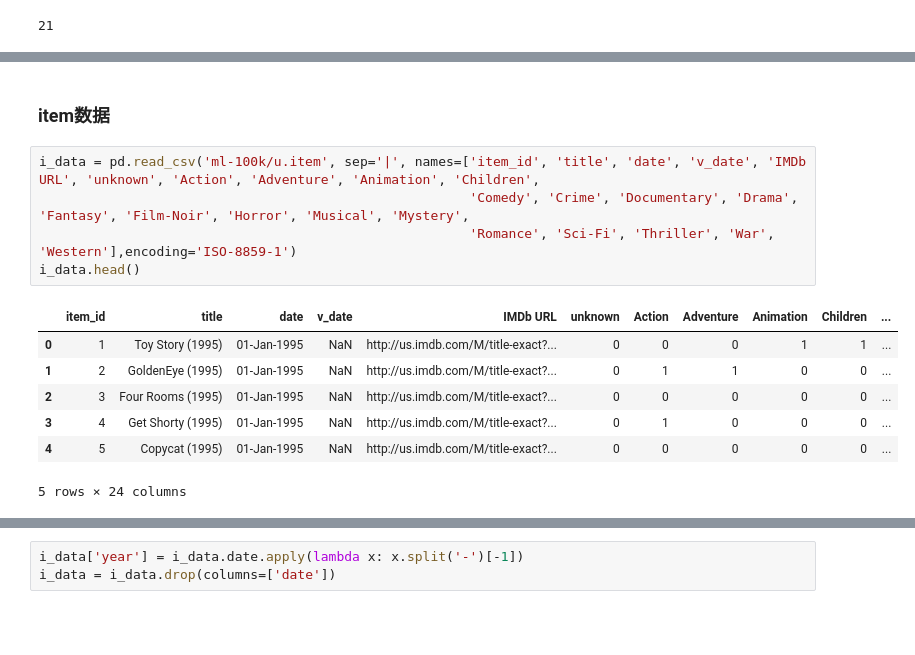
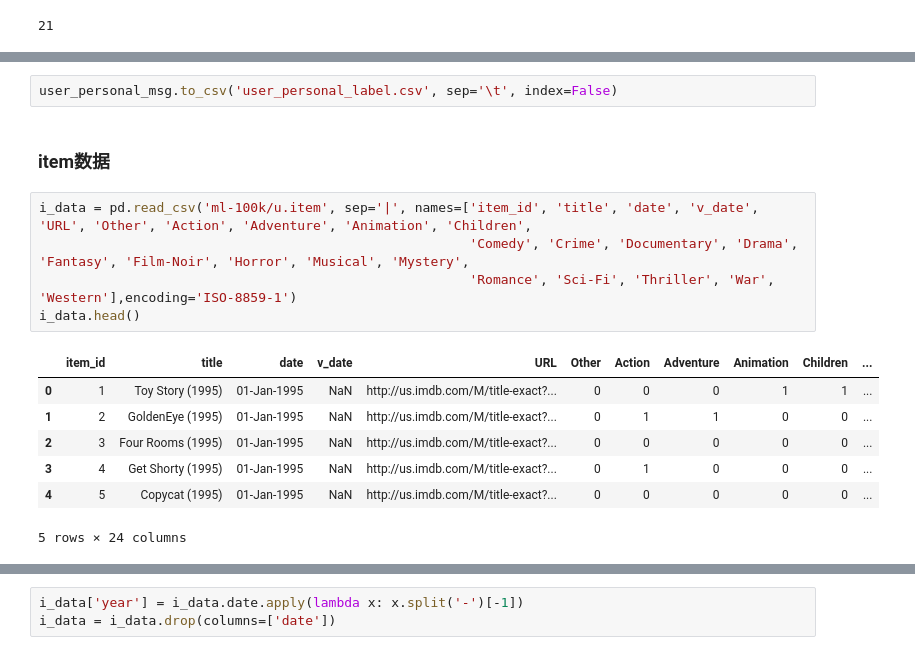
Before and after one commit to Aitical/recommendation, a Jupyter notebook: recomendation.ipynb, the cells around one changed output, grey strips where cells are left out. Saved outputs shown, nothing was run; the diff lists cells and outputs as text; blank space fills up the shorter version.

```diff
--- a/recomendation.ipynb
+++ b/recomendation.ipynb
@@ -236,12 +274,14 @@ u_data.occupation.nunique()
+# %%
+user_personal_msg.to_csv('user_personal_label.csv', sep='\t', index=False)
 # %% [markdown]
 ### item数据
 # %%
-i_data = pd.read_csv('ml-100k/u.item', sep='|', names=['item_id', 'title', 'date', 'v_date', 'IMDb URL', 'unknown', 'Action', 'Adventure', 'Animation', 'Children',
+i_data = pd.read_csv('ml-100k/u.item', sep='|', names=['item_id', 'title', 'date', 'v_date', 'URL', 'Other', 'Action', 'Adventure', 'Animation', 'Children',
                                                        'Comedy', 'Crime', 'Documentary', 'Drama', 'Fantasy', 'Film-Noir', 'Horror', 'Musical', 'Mystery',
                                                        'Romance', 'Sci-Fi', 'Thriller', 'War', 'Western'],encoding='ISO-8859-1')
 i_data.head()
 # %% [output]
-|  | item_id | title | date | v_date | IMDb URL | unknown | Action | Adventure | Animation | Children | ... |
+|  | item_id | title | date | v_date | URL | Other | Action | Adventure | Animation | Children | ... |
 | 0 | 1 | Toy Story (1995) | 01-Jan-1995 | NaN | http://us.imdb.com/M/title-exact?... | 0 | 0 | 0 | 1 | 1 | ... |
 | 1 | 2 | GoldenEye (1995) | 01-Jan-1995 | NaN | http://us.imdb.com/M/title-exact?... | 0 | 1 | 1 | 0 | 0 | ... |
 | 2 | 3 | Four Rooms (1995) | 01-Jan-1995 | NaN | http://us.imdb.com/M/title-exact?... | 0 | 0 | 0 | 0 | 0 | ... |
```
Also changed, not shown: parts of 40 cells of this notebook, 5 other files.
